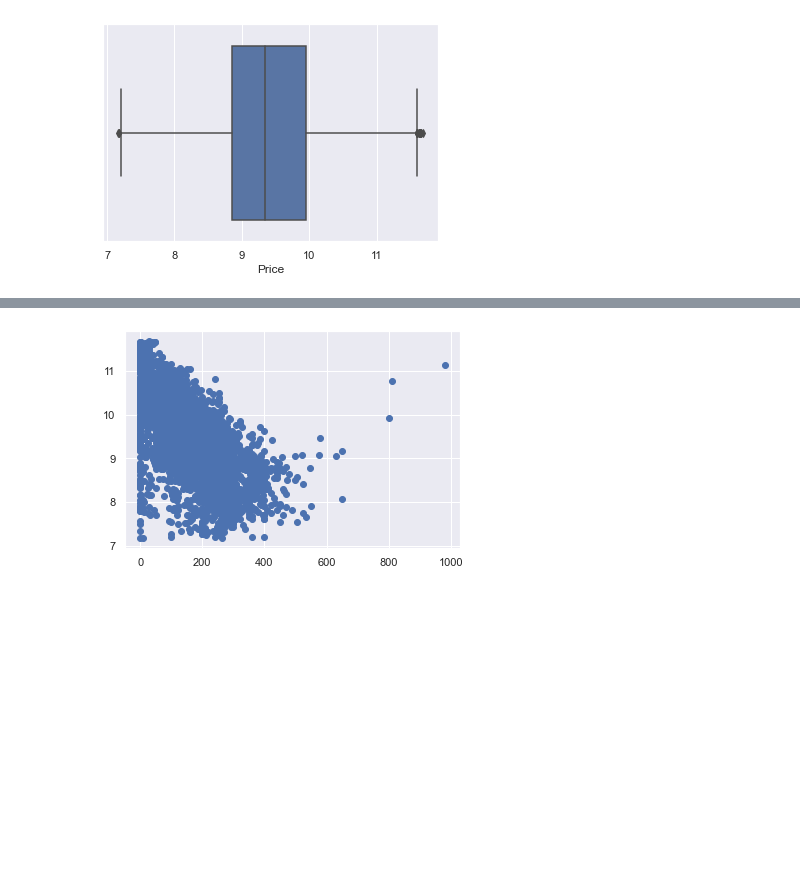
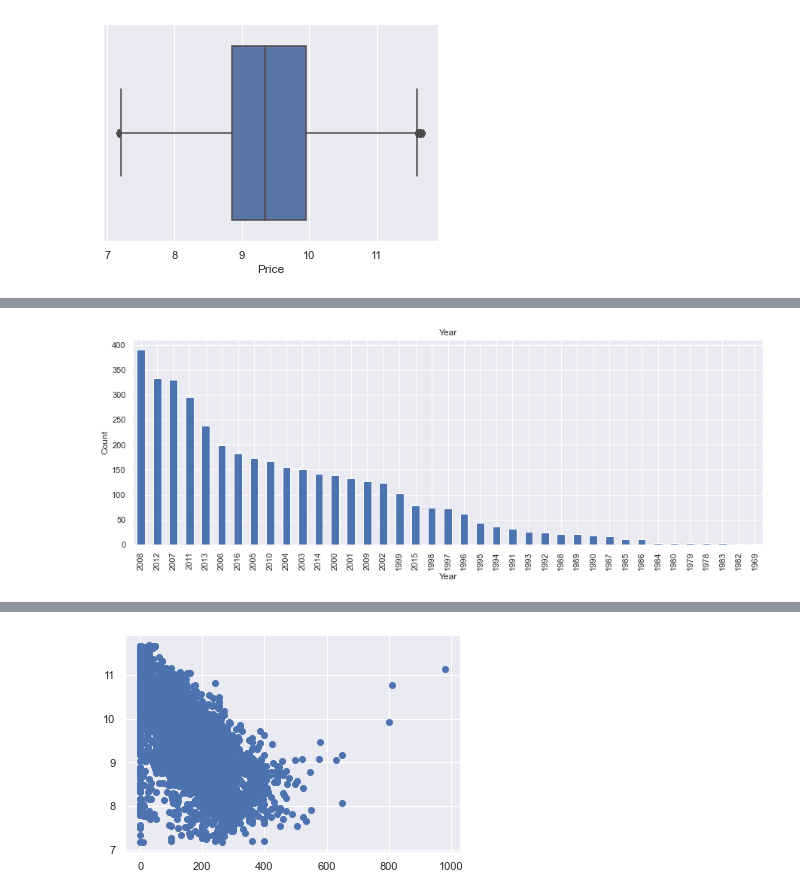
Before and after one commit to dsackey/DataScience, a Jupyter notebook: Used Car Price Prediction/Used Car Price Prediction.ipynb, the cells around one changed output, grey strips where cells are left out. Cells and saved outputs as stored; diff of their text form; code cells hidden in the pictures; blank space fills up the shorter version.

```diff
--- a/Used Car Price Prediction/Used Car Price Prediction.ipynb
+++ b/Used Car Price Prediction/Used Car Price Prediction.ipynb
@@ -194,0 +240,8 @@ clean_data.describe(include = 'all')
+# %%
+clean_data["Year"].value_counts().plot(kind = "bar", figsize = (15,5))
+plt.title("Year")
+plt.xlabel("Year")
+plt.ylabel("Count")
+plt.show()
+# %% [output]
+[figure, added]
```
Also changed, not shown: parts of 31 cells of this notebook.
